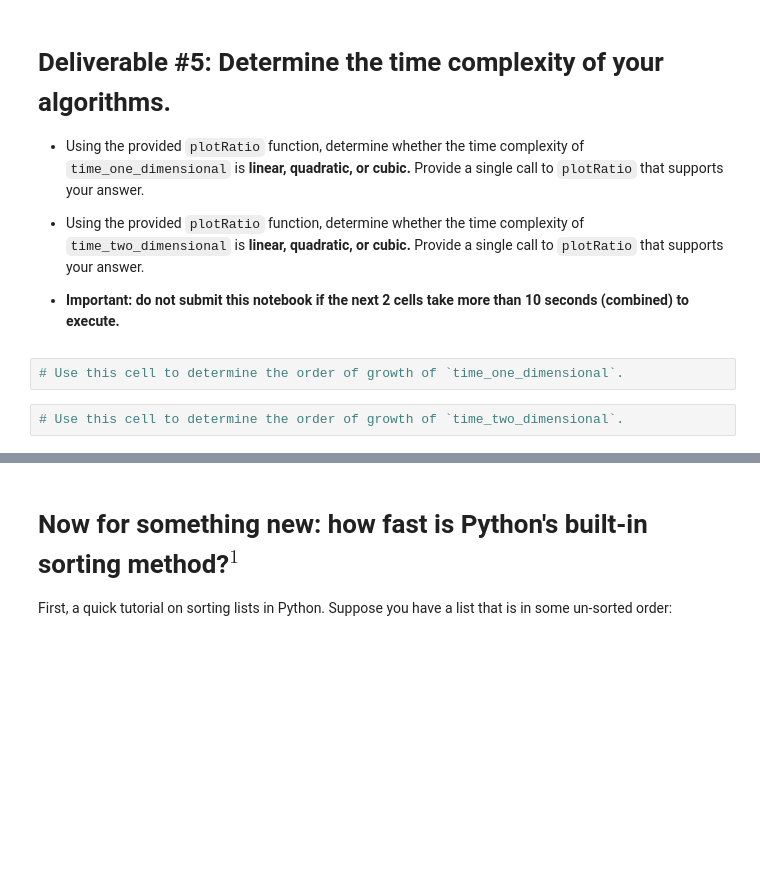
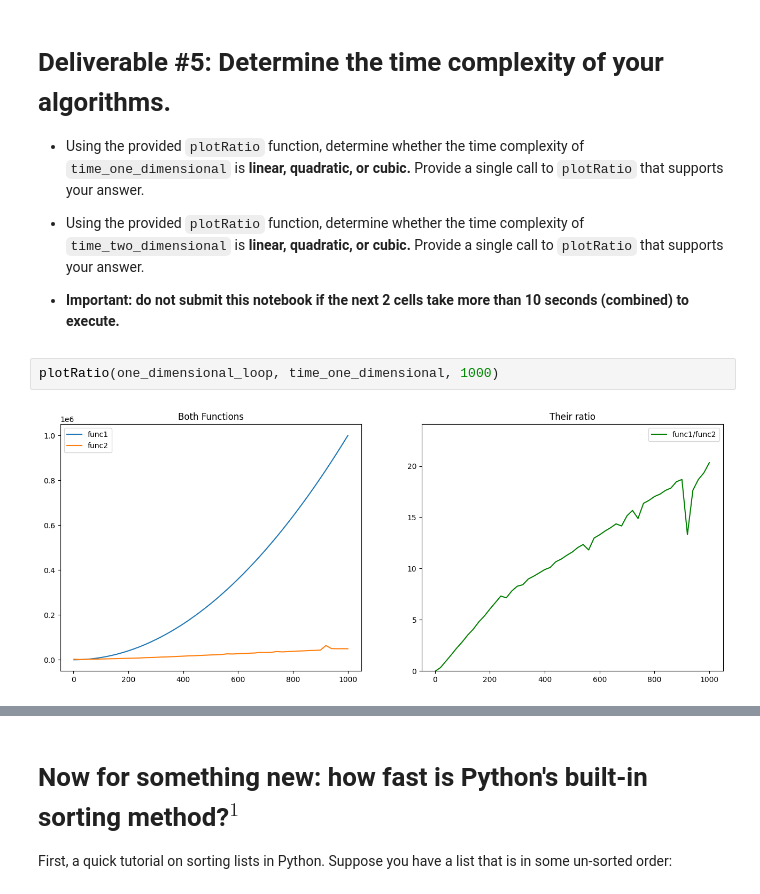
Before and after one commit to Bikatr7/CS2150ClassCode, a Jupyter notebook: projects/4/Bilyeu_Project4.ipynb, the cells around one changed output, grey strips where cells are left out. Drawn from its saved outputs; the diff is of its cells as text; blank space fills up the shorter version.

```diff
--- a/projects/4/Bilyeu_Project4.ipynb
+++ b/projects/4/Bilyeu_Project4.ipynb
@@ -230,7 +241,7 @@ def cubic(n) :
  * Using the provided `plotRatio` function, determine whether the time complexity of `time_two_dimensional` is **linear, quadratic, or cubic.** Provide a single call to `plotRatio` that supports your answer.
 
 * **Important: do not submit this notebook if the next 2 cells take more than 10 seconds (combined) to execute.**
-# %%
-# Use this cell to determine the order of growth of `time_one_dimensional`.
-# %%
-# Use this cell to determine the order of growth of `time_two_dimensional`.
+# %%
+plotRatio(one_dimensional_loop, time_one_dimensional, 1000)
+# %% [output]
+[figure, added]
```
Also changed, not shown: parts of 12 cells of this notebook.
